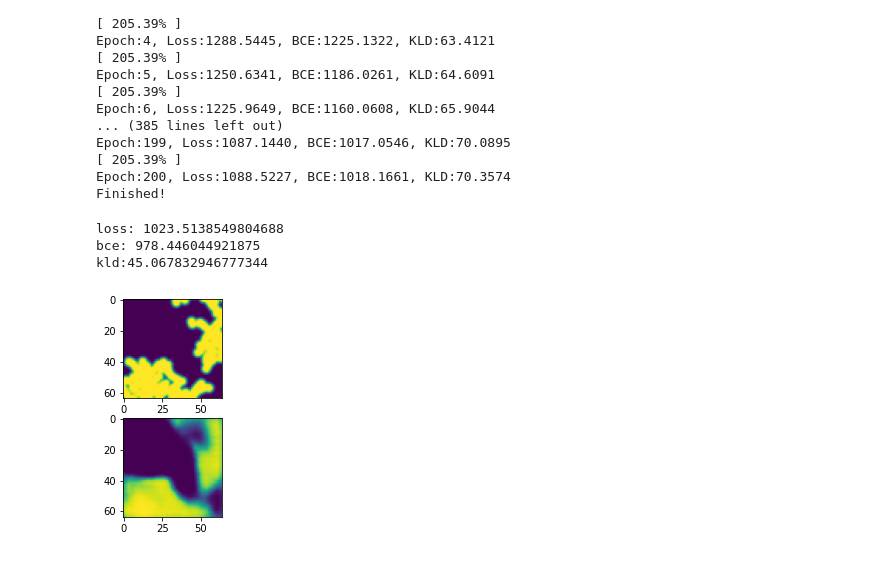
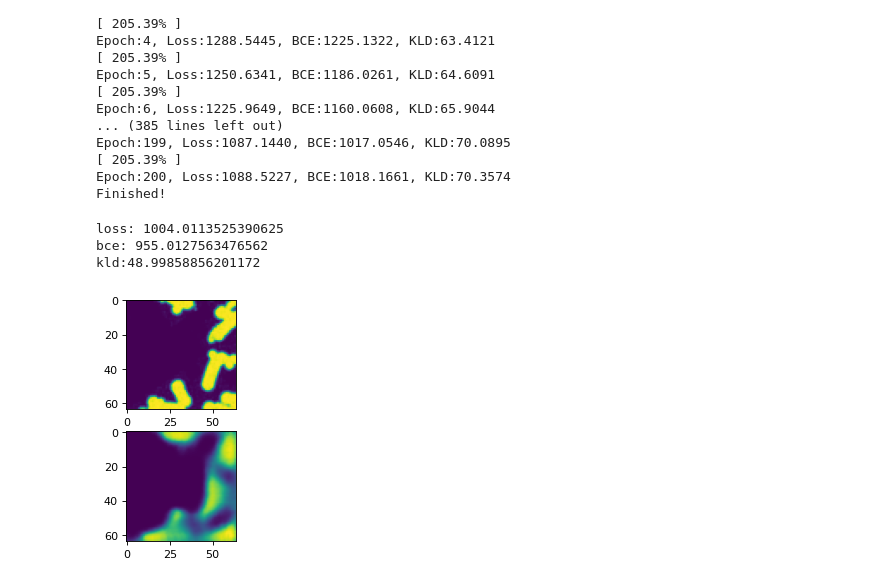
Before and after one commit to lshoek/creative-evo-controller, a Jupyter notebook: trainer.ipynb, the cells around one changed output. Drawn from its saved outputs; the diff is of its cells as text; code cells hidden in the pictures.

Commit message:
plot updates

```diff
--- a/trainer.ipynb
+++ b/trainer.ipynb
@@ -177,44 +177,44 @@ transform = transforms.Compose([
     transforms.Grayscale(),
     transforms.RandomAffine(
         degrees=(-180.0, 180.0),
         translate=(0.5, 0.5),
         scale=(1.0, 4.0)),
     transforms.Resize((64, 64)),
     transforms.ToTensor()
 ])
 
-transform = transforms.Compose([
-    transforms.Grayscale(),
-    transforms.RandomAffine(
-        degrees=(-180.0, 180.0),
-        translate=(0.5, 0.5),
-        scale=(4.0, 4.0)),
-    transforms.Resize((64, 64)),
-    transforms.ToTensor()
-])
+# transform = transforms.Compose([
+#     transforms.Grayscale(),
+#     transforms.RandomAffine(
+#         degrees=(-180.0, 180.0),
+#         translate=(0.5, 0.5),
+#         scale=(4.0, 4.0)),
+#     transforms.Resize((64, 64)),
+#     transforms.ToTensor()
+# ])
 
 from PIL import Image
-im_orig = Image.open('data/validate/test7.png')
+im_orig = Image.open('data/validate/349_10.jpg')
 
 im = transform(im_orig)
 im = im.reshape((1,1,64,64)).cuda()
 
 im_recon, mu, logsigma = model.cuda().forward(im)
 loss, bce, kld = loss_function(im_recon, im, mu, logsigma)
 print(f'loss: {loss}\nbce: {bce}\nkld:{kld}')
 
 plot_im_out = np.reshape(im_recon.cpu().detach().numpy(), (64, 64))
 plot_im = np.reshape(im.cpu().detach().numpy(), (64, 64))
 
 fig, ax = plt.subplots(2, 1, figsize=(8, 4), dpi=80)
 plt.subplot(211)
 
 plt.imshow(plot_im)
 plt.subplot(212)
 plt.imshow(plot_im_out)
 plt.savefig(f'data/validate/out/{time.time()}.png')
 # %% [output]
-loss: 1023.5138549804688
-bce: 978.446044921875
-kld:45.067832946777344
+loss: 1004.0113525390625
+bce: 955.0127563476562
+kld:48.99858856201172
-[figure, old version]
+[figure, new version]
```
Also changed, not shown: 1 other file.
